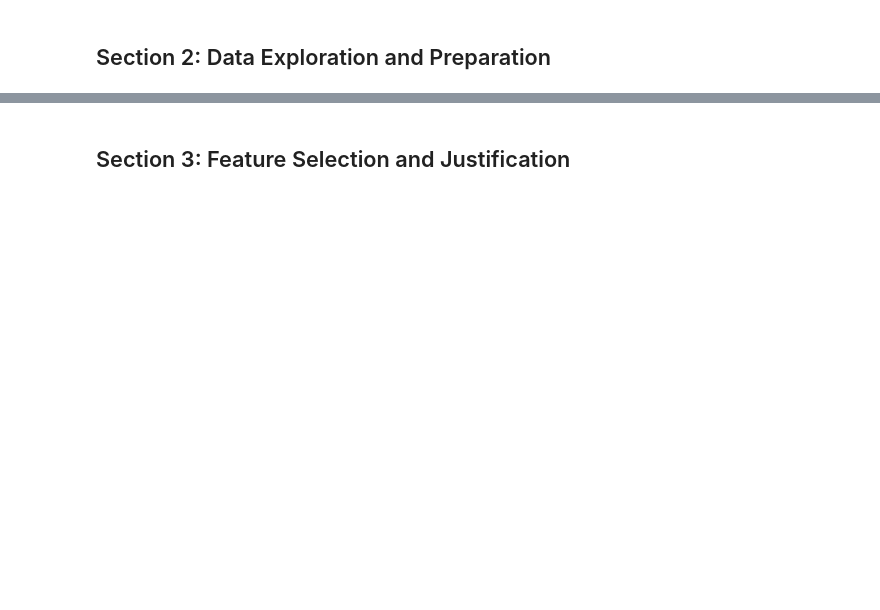
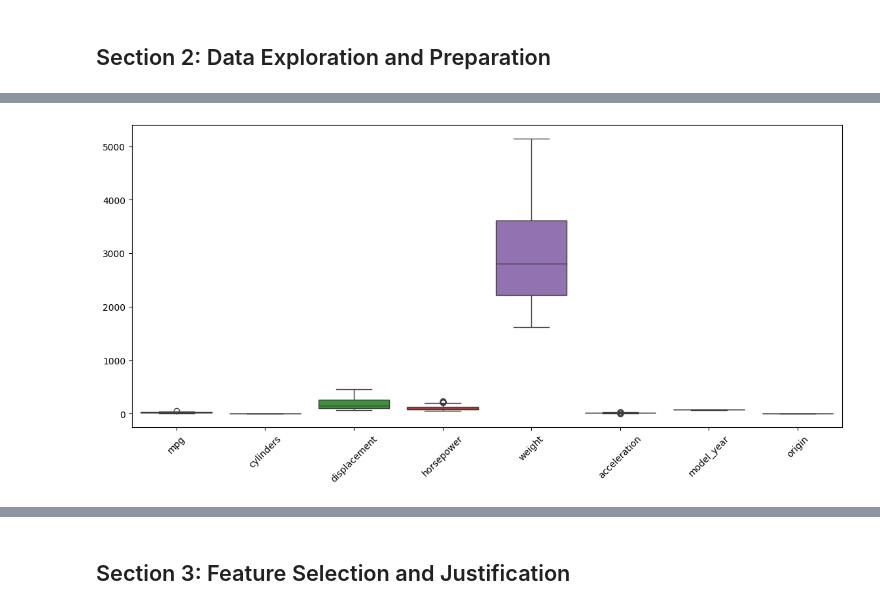
Before and after one commit to HuzaifaUCMO/ml_regression_huzaifanadeem, a Jupyter notebook: regression_huzaifanadeem.ipynb, the cells around one changed output, grey strips where cells are left out. Drawn from its saved outputs; the diff is of its cells as text; code cells hidden in the pictures; blank space fills up the shorter version.

```diff
--- a/regression_huzaifanadeem.ipynb
+++ b/regression_huzaifanadeem.ipynb
@@ -39,0 +63,8 @@ df['region'] = df['region'].astype('category').cat.codes
+# %%
+# Boxplots
+plt.figure(figsize=(14, 6))
+sns.boxplot(data=df.select_dtypes(include=np.number))
+plt.xticks(rotation=45)
+plt.show()
+# %% [output]
+[figure, added]
```
Also changed, not shown: parts of 26 cells of this notebook.
